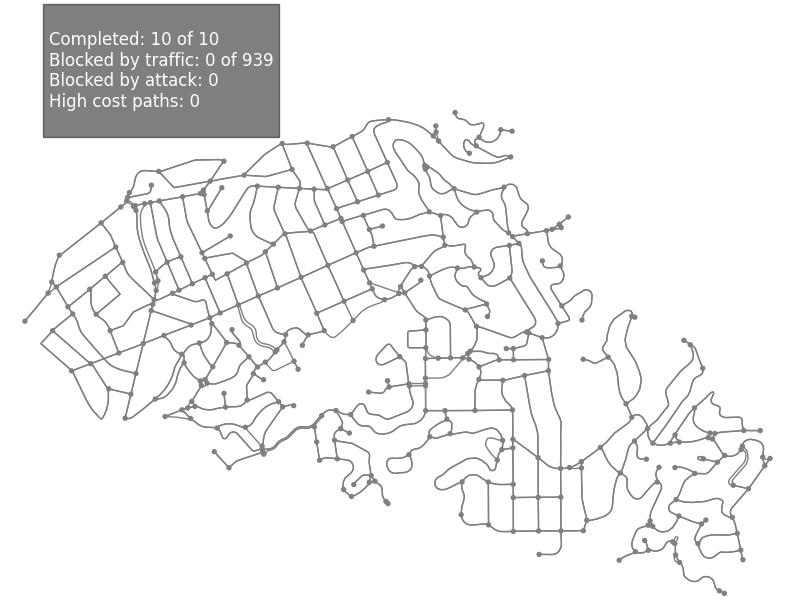
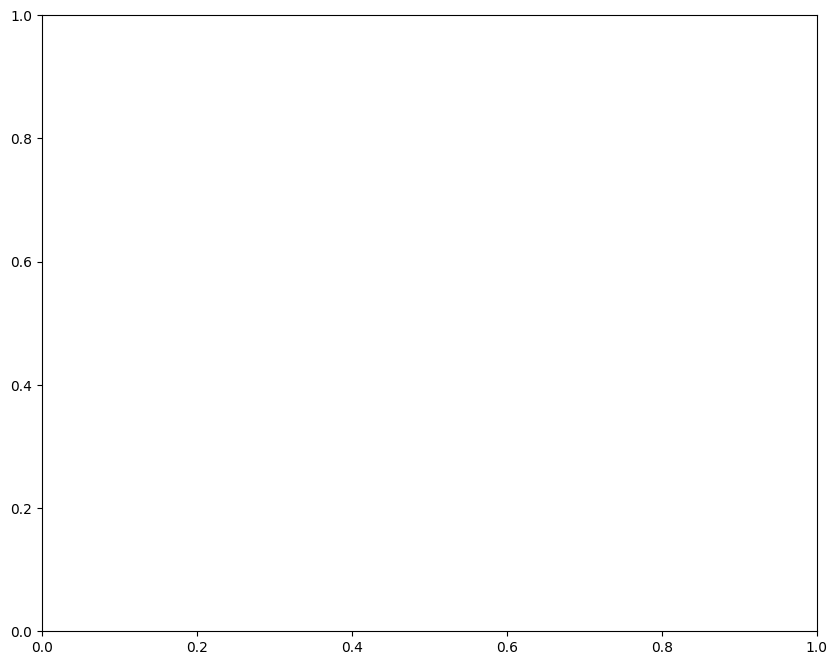
Unified diff of the notebook cell whose output changed from the first chart to the second:
--- before
+++ after
@@ -1,8 +1,7 @@
-demand=Simulation(G.copy(), rk_helper, size=10, log_trajs=10)
-demand.attack_helper.prepare_attack(attack='deg', batch_size=10, number_steps=30)
-frames=90
+demand=Simulation(G.copy(), rk_helper, attack=False, repair=False, size=1000, log_trajs=1000)
+frames=100
 logging.info(f'_'*30)
 
-def update(frame):
+def update(frame, display=False):
     pbar.update(1)
     if demand.all_completed():
@@ -11,18 +10,14 @@
     ax.clear()
     if frame > 0:
-        demand.run(attack=True, repair=True, time_step=20)
-    # demand.display_h.display_huge(demand, ax=ax)
-    demand.display_h.display(demand, ax=ax)
-    # demand.display_h.display_graph(demand.calc_helper.nx_graph, demand)
-    string=f'''
-Completed: {sum(demand.get_completed())} of {len(demand.fleet)}
-Blocked by traffic: {sum(demand.get_edge_blocked().values())} of {demand.graph.number_of_edges()}
-Blocked by attack: {len(list(it.chain.from_iterable(demand.attack_helper.rmvd_edges)))}
-High cost paths: {len(demand.info)}
-'''
-    ax.text(0.05, 0.95, string,
-            transform=ax.transAxes, fontsize=12, color='white', 
-            bbox=dict(facecolor='black', alpha=0.5))
-    return ax,
+        demand.sim_step(time_step=5)
+    if display:
+        # demand.display_h.display_huge(demand, ax=ax)
+        demand.display_h.display(demand, ax=ax)
+        # demand.display_h.display_graph(demand.calc_helper.nx_graph, demand)
+        string=demand.display_h.format_string(demand)
+        ax.text(0.05, 0.95, string,
+                transform=ax.transAxes, fontsize=12, color='white', 
+                bbox=dict(facecolor='black', alpha=0.5))
+        return ax,  
 
 with tqdm(total=frames) as pbar:

Commit: added displayer with heatmap